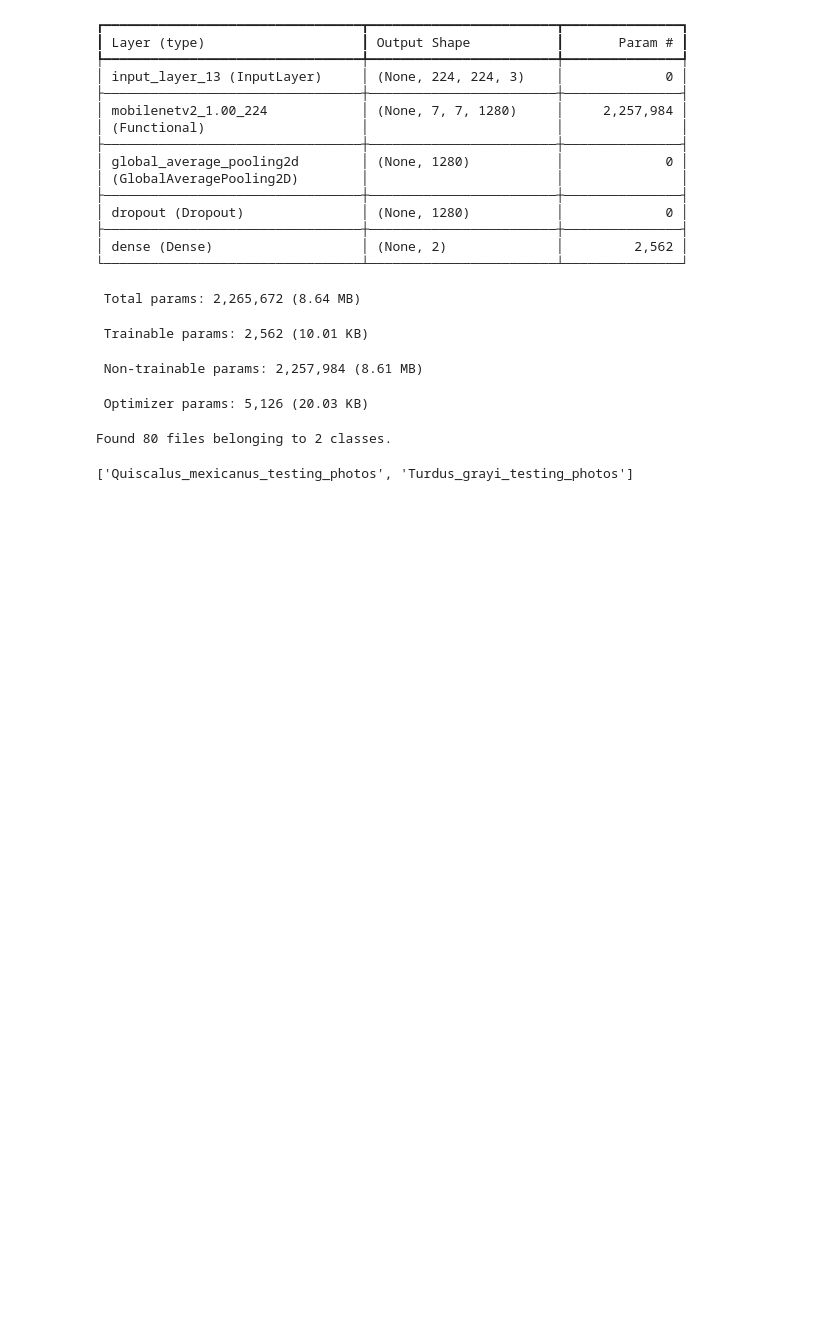
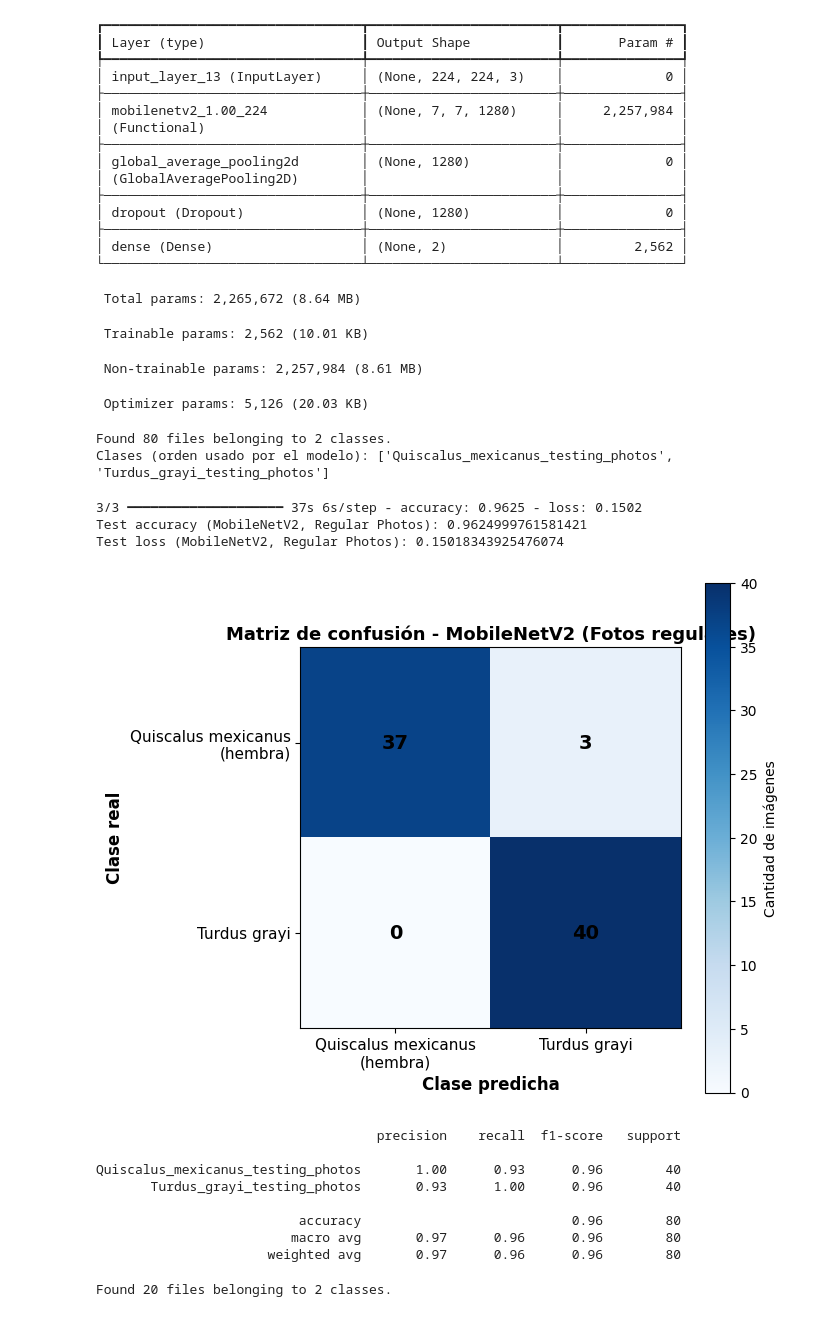
Before and after one commit to MarioRojasV/CNN_Models_Comparison_Bird_Classification, a Jupyter notebook: scr/mobilenetv2_model/MobileNetV2_Birds_COMPDES_2026_Testing.ipynb, the cells around one changed output. Cells and saved outputs as stored; diff of their text form; code cells hidden in the pictures; blank space fills up the shorter version.

Commit message:
Testing notebook MobileNetV2

```diff
--- a/scr/mobilenetv2_model/MobileNetV2_Birds_COMPDES_2026_Testing.ipynb
+++ b/scr/mobilenetv2_model/MobileNetV2_Birds_COMPDES_2026_Testing.ipynb
@@ -36,8 +36,5 @@ os.listdir(test_path)
 # %%
-model = tf.keras.models.load_model(
-    "/content/drive/MyDrive/Universidad/COMPDES2026_Aves_CR/Resultados_MobileNetV2/MobileNetV2_baseline.keras"
-)
-
+model = tf.keras.models.load_model(MODEL_PATH)
 model.summary()
 # %% [output]
 Model: "functional_7"
@@ -63,17 +96,66 @@ Model: "functional_7"
+# %%
+test_regular_ds = tf.keras.utils.image_dataset_from_directory(
+    TEST_REGULAR_PATH,
+    image_size=IMG_SIZE,
+    batch_size=BATCH_SIZE,
+    shuffle=False,
+    pad_to_aspect_ratio=True
+)
+
+class_names = test_regular_ds.class_names
+print("Clases (orden usado por el modelo):", class_names)
+
+preprocess_input = tf.keras.applications.mobilenet_v2.preprocess_input
+test_regular_ds = test_regular_ds.map(lambda x, y: (preprocess_input(x), y))
+# %% [output]
+Found 80 files belonging to 2 classes.
+Clases (orden usado por el modelo): ['Quiscalus_mexicanus_testing_photos', 'Turdus_grayi_testing_photos']
+# %%
+test_loss, test_accuracy = model.evaluate(test_regular_ds)
+print("Test accuracy (MobileNetV2, Regular Photos):", test_accuracy)
+print("Test loss (MobileNetV2, Regular Photos):", test_loss)
+
+y_true_regular = []
+y_pred_regular = []
+
+for images, labels in test_regular_ds:
+    predictions = model.predict(images, verbose=0)
+    y_true_regular.extend(labels.numpy())
+    y_pred_regular.extend(np.argmax(predictions, axis=1))
+
+y_true_regular = np.array(y_true_regular)
+y_pred_regular = np.array(y_pred_regular)
+# %% [output]
+3/3 ━━━━━━━━━━━━━━━━━━━━ 37s 6s/step - accuracy: 0.9625 - loss: 0.1502
+Test accuracy (MobileNetV2, Regular Photos): 0.9624999761581421
+Test loss (MobileNetV2, Regular Photos): 0.15018343925476074
+# %%
+cm_regular = graficar_matriz_confusion(
+    y_true_regular, y_pred_regular, DISPLAY_LABELS,
+    "Matriz de confusión - MobileNetV2 (Fotos regulares)",
+    RESULTS_PATH + "/Matriz_Confusion_MobileNetV2_Regular.png"
+)
+
+print(classification_report(y_true_regular, y_pred_regular, target_names=class_names))
+# %% [output]
+[figure, added]
+                                    precision    recall  f1-score   support
+
+Quiscalus_mexicanus_testing_photos       1.00      0.93      0.96        40
+       Turdus_grayi_testing_photos       0.93      1.00      0.96        40
+
+                          accuracy                           0.96        80
+                         macro avg       0.97      0.96      0.96        80
+                      weighted avg       0.97      0.96      0.96        80
 # %%
-BATCH_SIZE = 32
-
-test_ds = tf.keras.utils.image_dataset_from_directory(
-    test_path,
-    image_size=(224,224),
+test_flying_ds = tf.keras.utils.image_dataset_from_directory(
+    TEST_FLYING_PATH,
+    image_size=IMG_SIZE,
     batch_size=BATCH_SIZE,
+    shuffle=False,
     pad_to_aspect_ratio=True
 )
+
+test_flying_ds = test_flying_ds.map(lambda x, y: (preprocess_input(x), y))
 # %% [output]
-Found 80 files belonging to 2 classes.
+Found 20 files belonging to 2 classes.
-# %%
-class_names = test_ds.class_names
-
-print(class_names)
-# %% [output]
-['Quiscalus_mexicanus_testing_photos', 'Turdus_grayi_testing_photos']
```
Also changed, not shown: parts of 15 cells of this notebook.
